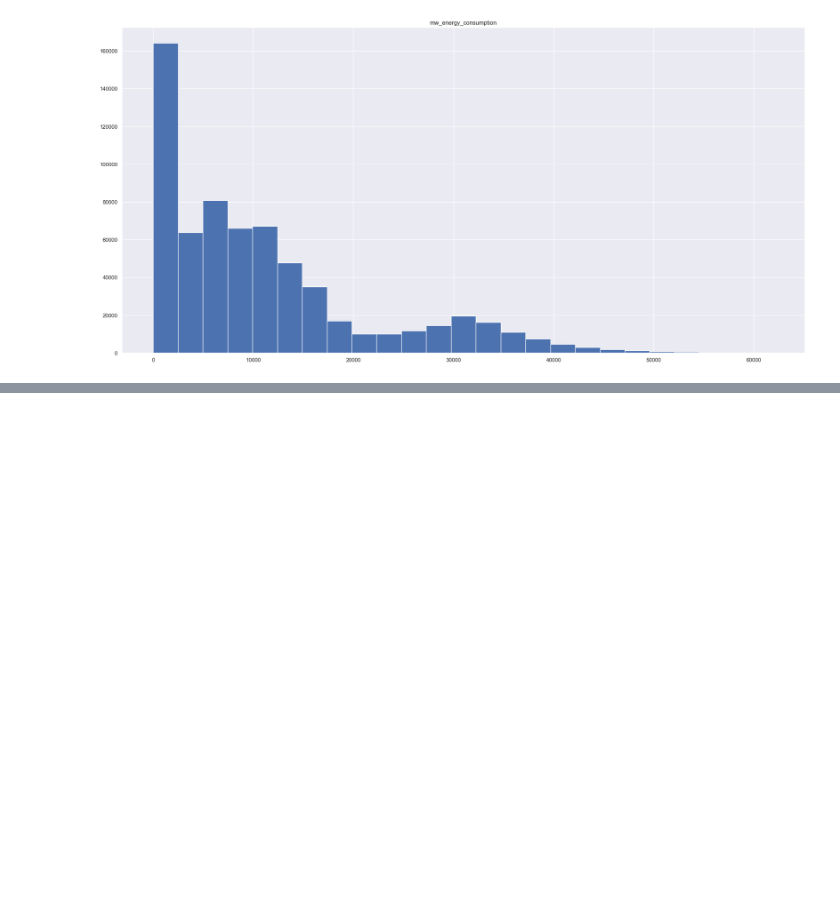
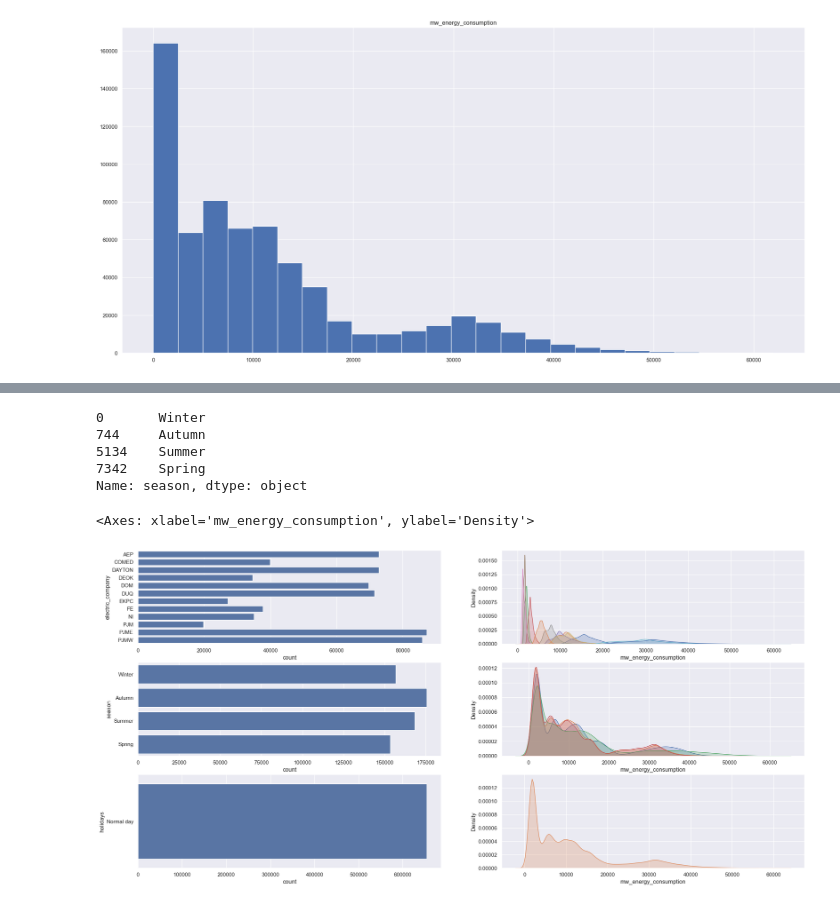
Before and after one commit to tranchienthang30/BTL_DataScience, a Jupyter notebook: Energy_Consumption.ipynb, the cells around one changed output, grey strips where cells are left out. Drawn from its saved outputs; the diff is of its cells as text; code cells hidden in the pictures; blank space fills up the shorter version.

```diff
--- a/Energy_Consumption.ipynb
+++ b/Energy_Consumption.ipynb
@@ -705,0 +745,51 @@ array([[<Axes: title={'center': 'mw_energy_consumption'}>]], dtype=object)
+# %%
+# Tương tự để lấy danh sách mùa
+df4['season'].drop_duplicates()
+# %% [output]
+0       Winter
+744     Autumn
+5134    Summer
+7342    Spring
+Name: season, dtype: object
+# %%
+# electric_company
+
+plt.subplot( 3, 2, 1)
+sns.countplot( df4['electric_company'] )
+
+plt.subplot( 3, 2, 2)
+sns.kdeplot( df4[df4['electric_company'] == 'AEP']['mw_energy_consumption'], label='AEP', shade=True )
+sns.kdeplot( df4[df4['electric_company'] == 'COMED']['mw_energy_consumption'], label='COMED', shade=True )
+sns.kdeplot( df4[df4['electric_company'] == 'DAYTON']['mw_energy_consumption'], label='DAYTON', shade=True )
+sns.kdeplot( df4[df4['electric_company'] == 'DEOK']['mw_energy_consumption'], label='DEOK', shade=True )
+sns.kdeplot( df4[df4['electric_company'] == 'DOM']['mw_energy_consumption'], label='DOM', shade=True )
+sns.kdeplot( df4[df4['electric_company'] == 'DUQ']['mw_energy_consumption'], label='DUQ', shade=True )
+sns.kdeplot( df4[df4['electric_company'] == 'EKPC']['mw_energy_consumption'], label='EKPC', shade=True )
+sns.kdeplot( df4[df4['electric_company'] == 'FE']['mw_energy_consumption'], label='FE', shade=True )
+sns.kdeplot( df4[df4['electric_company'] == 'NI']['mw_energy_consumption'], label='NI', shade=True )
+sns.kdeplot( df4[df4['electric_company'] == 'PJM']['mw_energy_consumption'], label='PJM', shade=True )
+sns.kdeplot( df4[df4['electric_company'] == 'PJME']['mw_energy_consumption'], label='PJME', shade=True )
+sns.kdeplot( df4[df4['electric_company'] == 'PJMW']['mw_energy_consumption'], label='PJMW', shade=True )
+
+# season
+
+plt.subplot( 3, 2, 3)
+sns.countplot( df4['season'] )
+
+plt.subplot( 3, 2, 4)
+sns.kdeplot( df4[df4['season'] == 'Winter']['mw_energy_consumption'], label='Winter', shade=True )
+sns.kdeplot( df4[df4['season'] == 'Autumn']['mw_energy_consumption'], label='Autumn', shade=True )
+sns.kdeplot( df4[df4['season'] == 'Summer']['mw_energy_consumption'], label='Summer', shade=True )
+sns.kdeplot( df4[df4['season'] == 'Spring']['mw_energy_consumption'], label='Spring', shade=True )
+
+# holidays
+
+plt.subplot( 3, 2, 5)
+sns.countplot( df4['holidays'] )
+
+plt.subplot( 3, 2, 6)
+sns.kdeplot( df4[df4['holidays'] == 'Holiday']['mw_energy_consumption'], label='Holiday', shade=True )
+sns.kdeplot( df4[df4['holidays'] == 'Normal day']['mw_energy_consumption'], label='Normal day', shade=True )
+# %% [output]
+<Axes: xlabel='mw_energy_consumption', ylabel='Density'>
+[figure, added]
```
Also changed, not shown: parts of 4 cells of this notebook.
